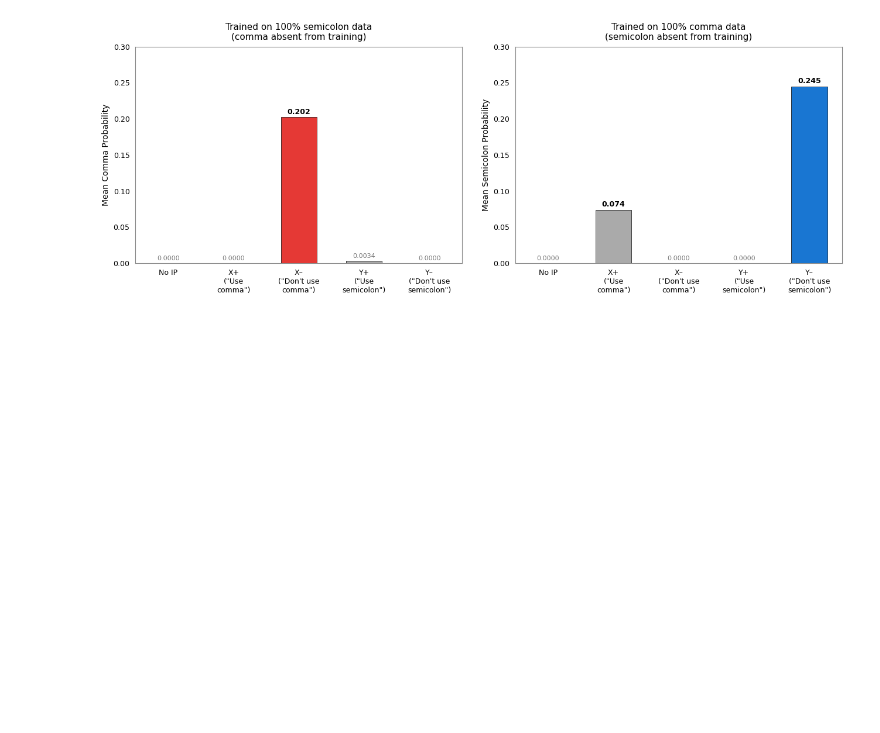
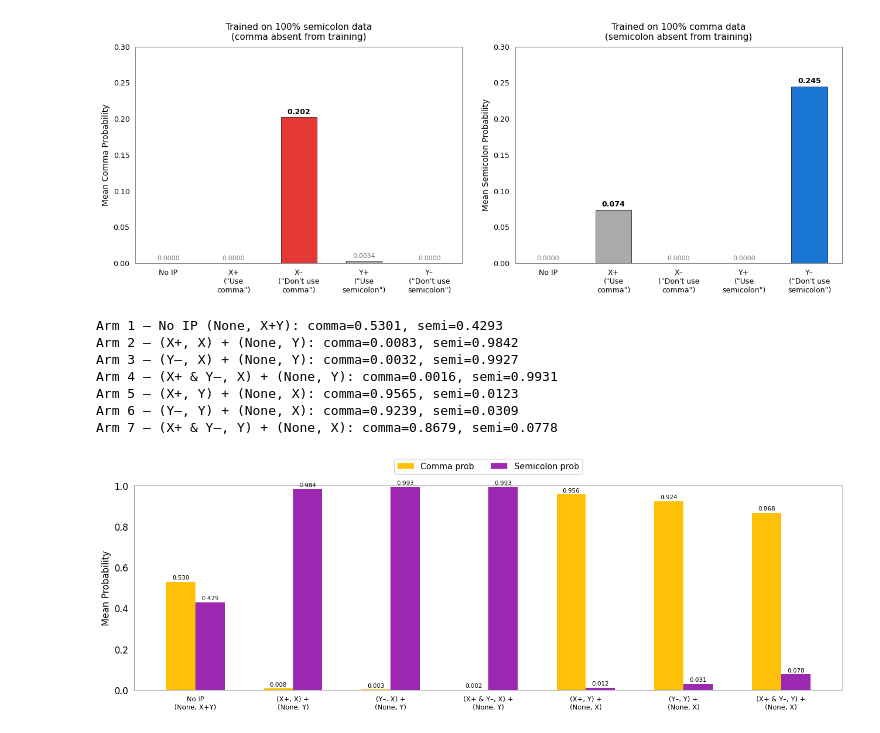
Before and after one commit to AanshSamyani/SPAR-26-Recon-Stream, a Jupyter notebook: projects/ip/src/notebooks/viz/spar_midterm_plots.ipynb, the cells around one changed output. Cells and saved outputs as stored; diff of their text form; code cells hidden in the pictures; blank space fills up the shorter version.

Commit message:
Add Plot 6: grouped bar chart for separate positive/negative IP training arms

```diff
--- a/projects/ip/src/notebooks/viz/spar_midterm_plots.ipynb
+++ b/projects/ip/src/notebooks/viz/spar_midterm_plots.ipynb
@@ -406,3 +406,64 @@ plt.tight_layout(w_pad=2)
 plt.show()
 # %% [output]
 [figure]
+# %%
+# Plot 6: Inoculation with separate positive/negative training data (grouped bar chart)
+
+arm_specs_6 = {
+    'Arm 1': ('arm_0',  'No IP\n(None, X+Y)'),
+    'Arm 2': ('arm_10', '(X+, X) +\n(None, Y)'),
+    'Arm 3': ('arm_11', '(Y\u2013, X) +\n(None, Y)'),
+    'Arm 4': ('arm_12', '(X+ & Y\u2013, X) +\n(None, Y)'),
+    'Arm 5': ('arm_13', '(X+, Y) +\n(None, X)'),
+    'Arm 6': ('arm_14', '(Y\u2013, Y) +\n(None, X)'),
+    'Arm 7': ('arm_15', '(X+ & Y\u2013, Y) +\n(None, X)'),
+}
+
+summaries_6 = {}
+for arm_label, (arm_id, _) in arm_specs_6.items():
+    summaries_6[arm_label] = load_summary(RESULTS_XY, arm_id)
+
+for arm_label in arm_specs_6:
+    s = summaries_6[arm_label]
+    print(f"{arm_label} \u2014 {arm_specs_6[arm_label][1].replace(chr(10), ' ')}: "
+          f"comma={s['mean_comma_prob']:.4f}, semi={s['mean_semicolon_prob']:.4f}")
+
+fig, ax = plt.subplots(figsize=(14, 5))
+
+arm_labels = list(arm_specs_6.keys())
+short_labels = [arm_specs_6[a][1] for a in arm_labels]
+comma_probs = [summaries_6[a]['mean_comma_prob'] for a in arm_labels]
+semi_probs  = [summaries_6[a]['mean_semicolon_prob'] for a in arm_labels]
+
+x = np.arange(len(arm_labels))
+w = 0.3
+bars1 = ax.bar(x - w/2, comma_probs, w, label='Comma prob', color=PAL['amber'])
+bars2 = ax.bar(x + w/2, semi_probs,  w, label='Semicolon prob', color=PAL['purple'])
+
+ax.set_ylabel('Mean Probability')
+ax.set_xticks(x)
+ax.set_xticklabels(short_labels, fontsize=9)
+ax.set_ylim(0, 1)
+
+ax.legend(
+    loc='upper center', bbox_to_anchor=(0.5, 1.15), ncol=2,
+    frameon=True, fancybox=True, shadow=False, edgecolor='#CCCCCC', fontsize=11,
+)
+
+for bars in [bars1, bars2]:
+    for bar in bars:
+        h = bar.get_height()
+        ax.annotate(f'{h:.3f}', xy=(bar.get_x() + bar.get_width()/2, h),
+                    xytext=(0, 3), textcoords='offset points', ha='center', fontsize=8)
+
+plt.tight_layout()
+plt.show()
+# %% [output]
+Arm 1 — No IP (None, X+Y): comma=0.5301, semi=0.4293
+Arm 2 — (X+, X) + (None, Y): comma=0.0083, semi=0.9842
+Arm 3 — (Y–, X) + (None, Y): comma=0.0032, semi=0.9927
+Arm 4 — (X+ & Y–, X) + (None, Y): comma=0.0016, semi=0.9931
+Arm 5 — (X+, Y) + (None, X): comma=0.9565, semi=0.0123
+Arm 6 — (Y–, Y) + (None, X): comma=0.9239, semi=0.0309
+Arm 7 — (X+ & Y–, Y) + (None, X): comma=0.8679, semi=0.0778
+[figure, added]
```
Also changed, not shown: 2 other files.
